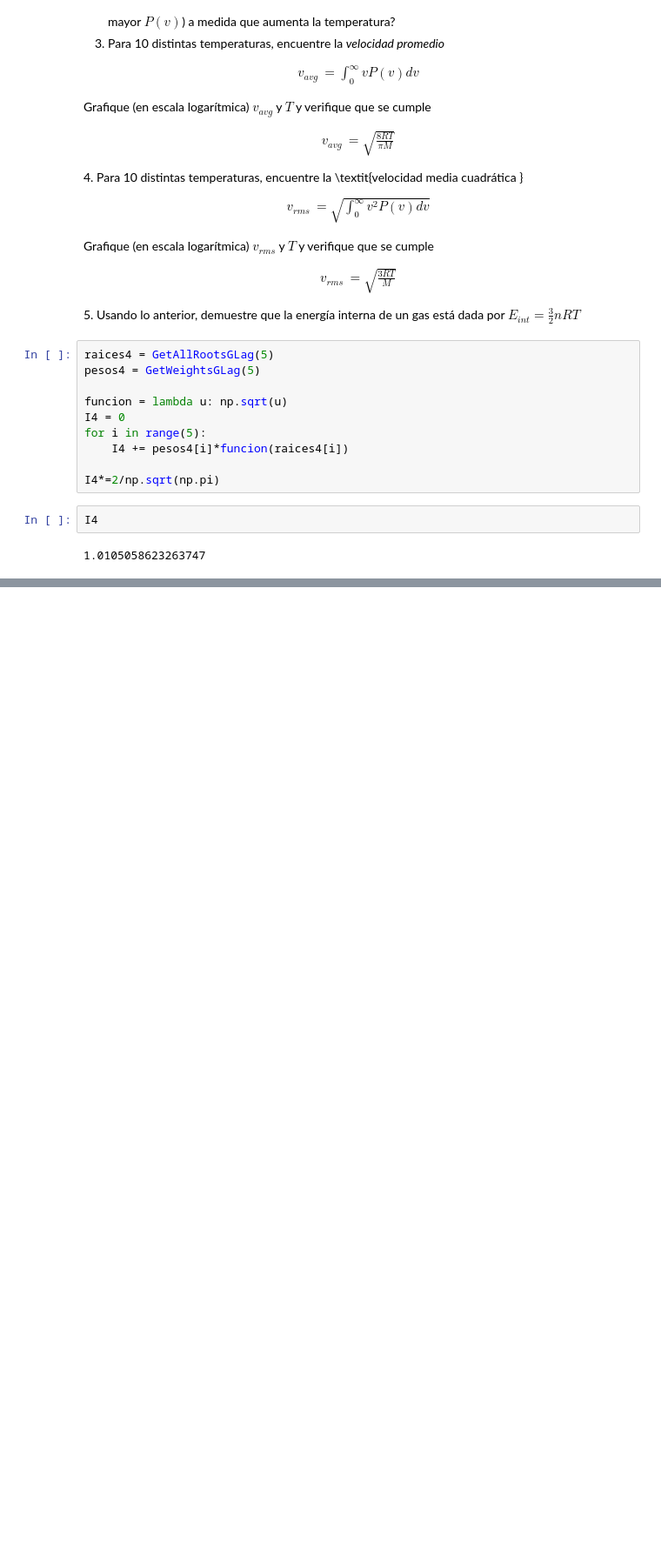
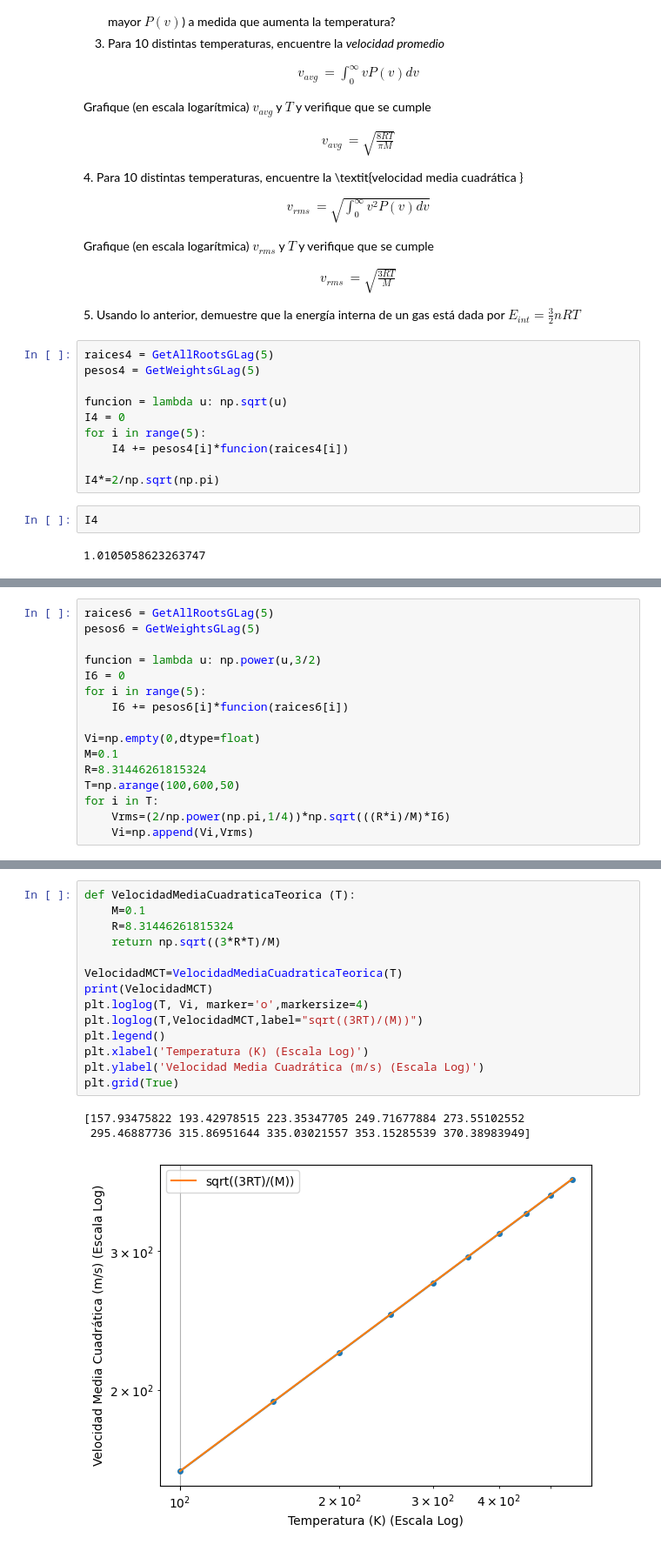
Before and after one commit to Ale1639/FISI2526-MetCompCompl-202320_-Murillo-_-Yanza-, a Jupyter notebook: Taller_2/Punto3_CuadraturaGauss.ipynb, the cells around one changed output, grey strips where cells are left out. Shown: that part at 87% size. Drawn from its saved outputs; the diff is of its cells as text; blank space fills up the shorter version.

```diff
--- a/Taller_2/Punto3_CuadraturaGauss.ipynb
+++ b/Taller_2/Punto3_CuadraturaGauss.ipynb
@@ -442,0 +504,16 @@ I4
+# %%
+raices6 = GetAllRootsGLag(5)
+pesos6 = GetWeightsGLag(5)
+
+funcion = lambda u: np.power(u,3/2)
+I6 = 0
+for i in range(5):
+    I6 += pesos6[i]*funcion(raices6[i])
+
+Vi=np.empty(0,dtype=float)
+M=0.1
+R=8.31446261815324
+T=np.arange(100,600,50)
+for i in T:
+    Vrms=(2/np.power(np.pi,1/4))*np.sqrt(((R*i)/M)*I6)
+    Vi=np.append(Vi,Vrms)
@@ -442,0 +526,18 @@ I4
+# %%
+def VelocidadMediaCuadraticaTeorica (T):
+    M=0.1
+    R=8.31446261815324
+    return np.sqrt((3*R*T)/M)
+
+VelocidadMCT=VelocidadMediaCuadraticaTeorica(T)
+print(VelocidadMCT)
+plt.loglog(T, Vi, marker='o',markersize=4)
+plt.loglog(T,VelocidadMCT,label="sqrt((3RT)/(M))")
+plt.legend()
+plt.xlabel('Temperatura (K) (Escala Log)')
+plt.ylabel('Velocidad Media Cuadrática (m/s) (Escala Log)')
+plt.grid(True)
+# %% [output]
+[157.93475822 193.42978515 223.35347705 249.71677884 273.55102552
+ 295.46887736 315.86951644 335.03021557 353.15285539 370.38983949]
+[figure, added]
```
Also changed, not shown: parts of 8 cells of this notebook.
